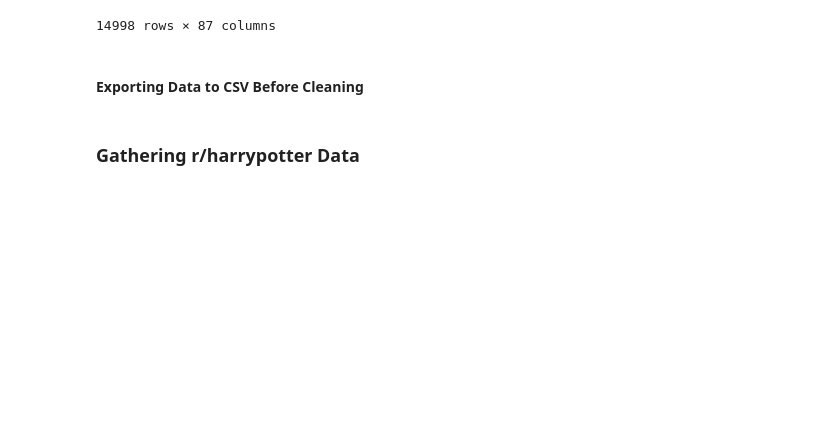
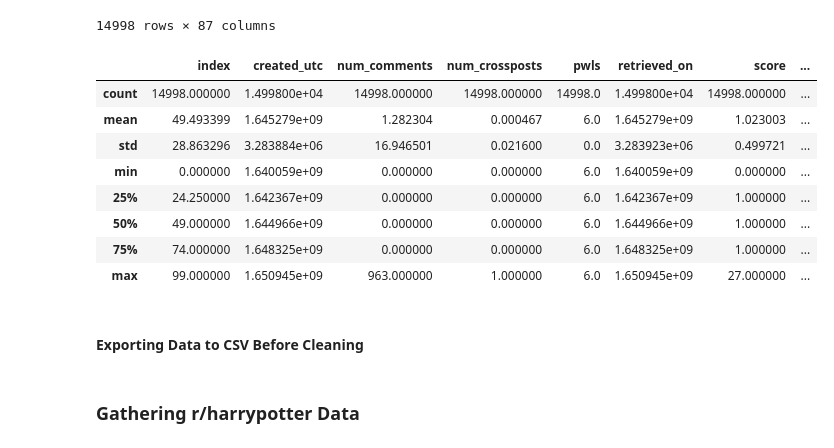
Before and after one commit to jpetersen626/reddit_classification_nlp, a Jupyter notebook: code/01_Data Collection_Cleaning.ipynb, the cells around one changed output. Saved outputs shown, nothing was run; the diff lists cells and outputs as text; code cells hidden in the pictures; blank space fills up the shorter version.

```diff
--- a/code/01_Data Collection_Cleaning.ipynb
+++ b/code/01_Data Collection_Cleaning.ipynb
@@ -116,6 +124,18 @@ marvel
 | 14996 | 98 | [] | False | ZechariyahIII | None | [] | ... |
 | 14997 | 99 | [] | False | NewSageTriggrr6 | None | [] | ... |
 14998 rows × 87 columns
+# %%
+marvel.describe()
+# %% [output]
+|  | index | created_utc | num_comments | num_crossposts | pwls | retrieved_on | score | ... |
+| count | 14998.000000 | 1.499800e+04 | 14998.000000 | 14998.000000 | 14998.0 | 1.499800e+04 | 14998.000000 | ... |
+| mean | 49.493399 | 1.645279e+09 | 1.282304 | 0.000467 | 6.0 | 1.645279e+09 | 1.023003 | ... |
+| std | 28.863296 | 3.283884e+06 | 16.946501 | 0.021600 | 0.0 | 3.283923e+06 | 0.499721 | ... |
+| min | 0.000000 | 1.640059e+09 | 0.000000 | 0.000000 | 6.0 | 1.640059e+09 | 0.000000 | ... |
+| 25% | 24.250000 | 1.642367e+09 | 0.000000 | 0.000000 | 6.0 | 1.642367e+09 | 1.000000 | ... |
+| 50% | 49.000000 | 1.644966e+09 | 0.000000 | 0.000000 | 6.0 | 1.644966e+09 | 1.000000 | ... |
+| 75% | 74.000000 | 1.648325e+09 | 0.000000 | 0.000000 | 6.0 | 1.648325e+09 | 1.000000 | ... |
+| max | 99.000000 | 1.650945e+09 | 963.000000 | 1.000000 | 6.0 | 1.650945e+09 | 27.000000 | ... |
 # %% [markdown]
 #### Exporting Data to CSV Before Cleaning
 # %%
```
Also changed, not shown: parts of 3 cells of this notebook, 3 other files.
